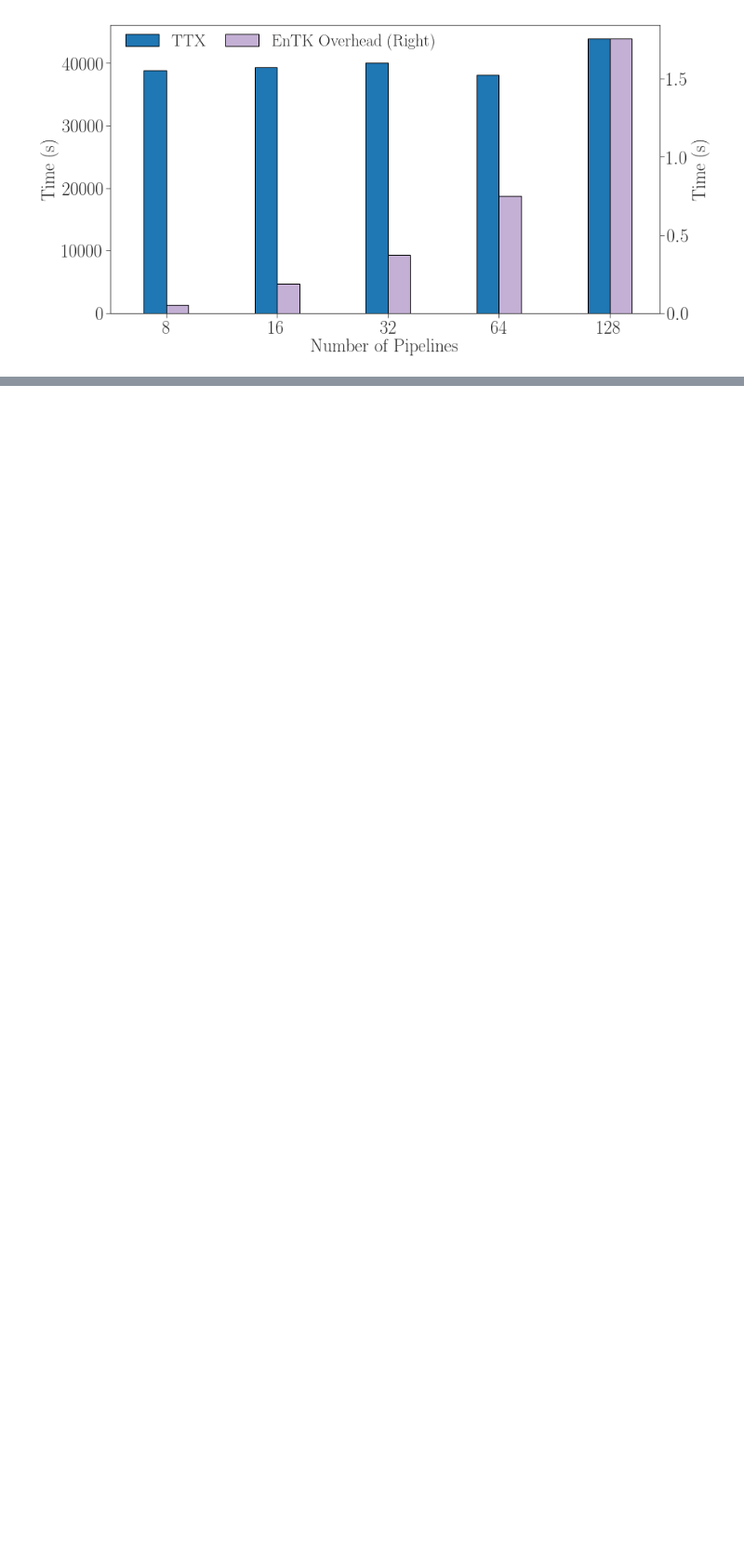
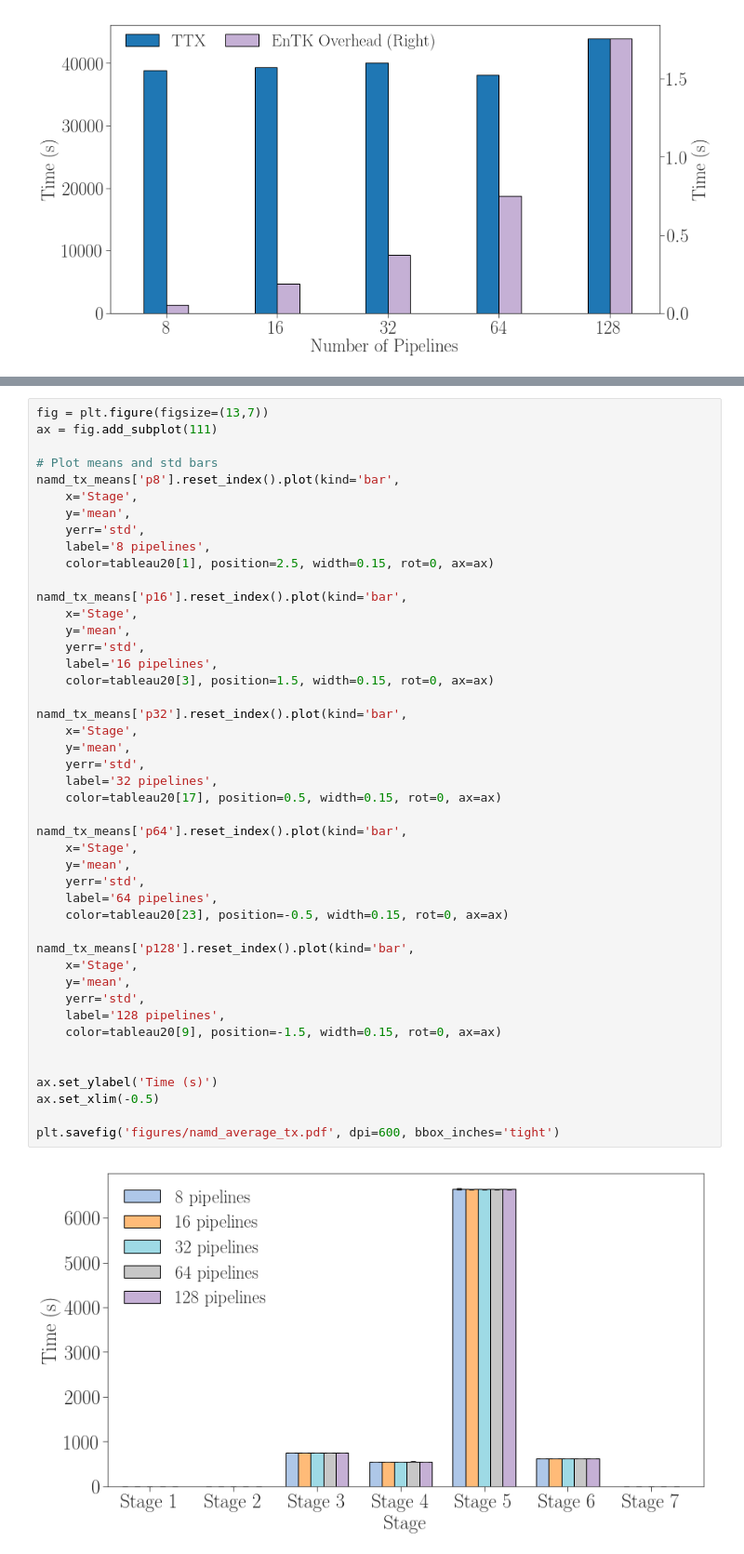
Before and after one commit to radical-experiments/htbac-experiments, a Jupyter notebook: plotter_paper.ipynb, the cells around one changed output, grey strips where cells are left out. Shown: that part at 93% size. Saved outputs shown, nothing was run; the diff lists cells and outputs as text; blank space fills up the shorter version.

```diff
--- a/plotter_paper.ipynb
+++ b/plotter_paper.ipynb
@@ -445,3 +484,50 @@ display(namd_tx_means[('TxNAMD','mean')].sum())
+# %%
+fig = plt.figure(figsize=(13,7))
+ax = fig.add_subplot(111)
+
+# Plot means and std bars
+namd_tx_means['p8'].reset_index().plot(kind='bar',
+    x='Stage',
+    y='mean',
+    yerr='std',
+    label='8 pipelines',
+    color=tableau20[1], position=2.5, width=0.15, rot=0, ax=ax)
+
+namd_tx_means['p16'].reset_index().plot(kind='bar',
+    x='Stage',
+    y='mean',
+    yerr='std',
+    label='16 pipelines',
+    color=tableau20[3], position=1.5, width=0.15, rot=0, ax=ax)
+
+namd_tx_means['p32'].reset_index().plot(kind='bar',
+    x='Stage',
+    y='mean',
+    yerr='std',
+    label='32 pipelines',
+    color=tableau20[17], position=0.5, width=0.15, rot=0, ax=ax)
+
+namd_tx_means['p64'].reset_index().plot(kind='bar',
+    x='Stage',
+    y='mean',
+    yerr='std',
+    label='64 pipelines',
+    color=tableau20[23], position=-0.5, width=0.15, rot=0, ax=ax)
+
+namd_tx_means['p128'].reset_index().plot(kind='bar',
+    x='Stage',
+    y='mean',
+    yerr='std',
+    label='128 pipelines',
+    color=tableau20[9], position=-1.5, width=0.15, rot=0, ax=ax)
+
+
+ax.set_ylabel('Time (s)')
+ax.set_xlim(-0.5)
+
+plt.savefig('figures/namd_average_tx.pdf', dpi=600, bbox_inches='tight')
+# %% [output]
+[figure, added]
 # %%
 fig = plt.figure(figsize=(13,7))
 ax = fig.add_subplot(111)
```
Also changed, not shown: parts of 4 cells of this notebook, 1 other file.
